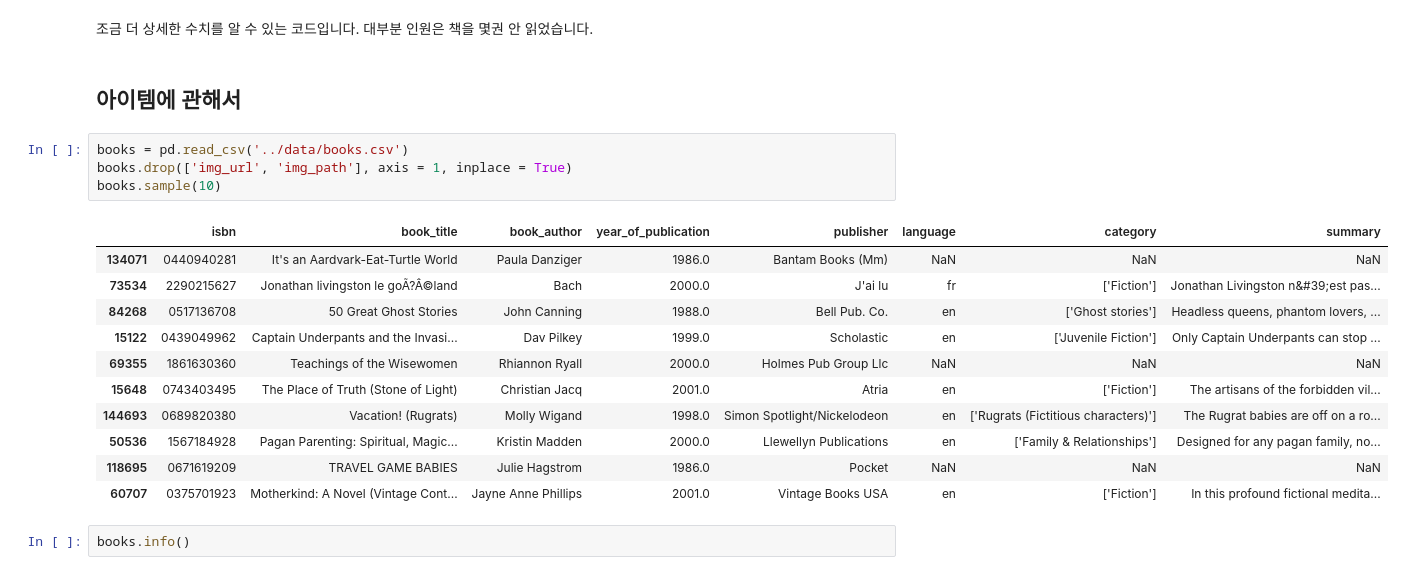
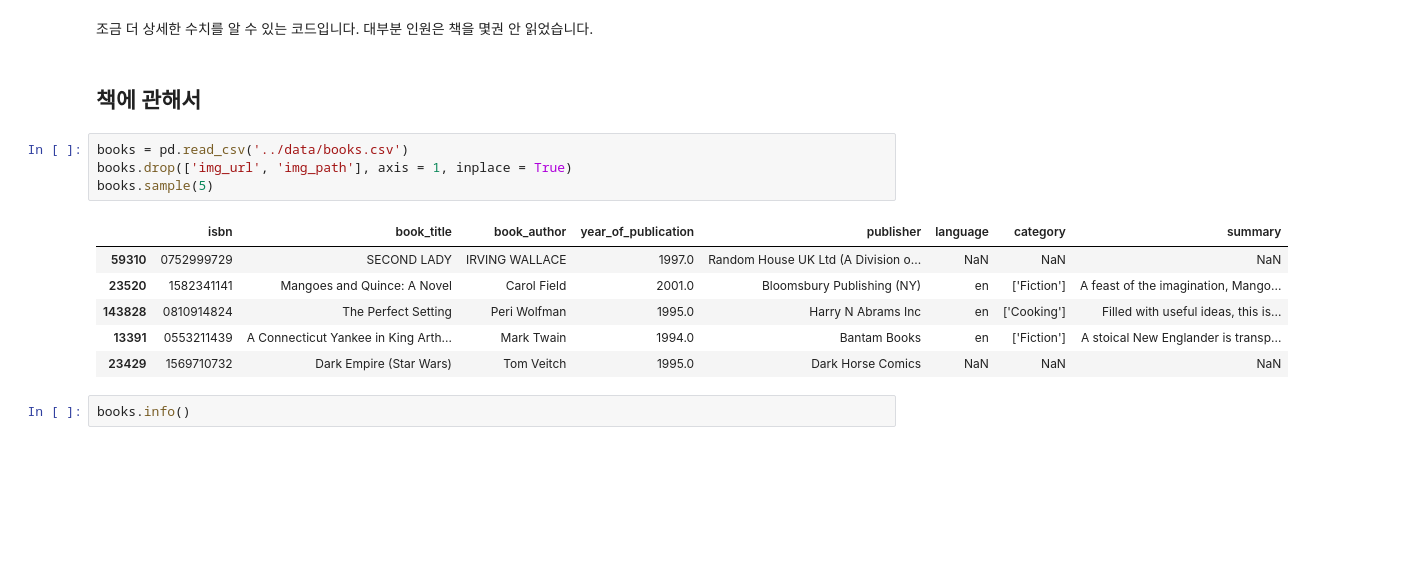
Before and after one commit to boostcampaitech4recsys2/level1_bookratingprediction_recsys-level1-recsys-06, a Jupyter notebook: EDA/KSY.ipynb, the cells around one changed output. Cells and saved outputs as stored; diff of their text form; blank space fills up the shorter version.

```diff
--- a/EDA/KSY.ipynb
+++ b/EDA/KSY.ipynb
@@ -92,23 +97,18 @@ print(f'책을 {n}권 이하로 읽은 사람의 비율은 {_ratio} 입니다.')
 # %% [markdown]
 조금 더 상세한 수치를 알 수 있는 코드입니다. 대부분 인원은 책을 몇권 안 읽었습니다.
 # %% [markdown]
-## 아이템에 관해서
+## 책에 관해서
 # %%
 books = pd.read_csv('../data/books.csv')
 books.drop(['img_url', 'img_path'], axis = 1, inplace = True)
-books.sample(10)
+books.sample(5)
 # %% [output]
 |  | isbn | book_title | book_author | year_of_publication | publisher | language | category | summary |
-| 134071 | 0440940281 | It's an Aardvark-Eat-Turtle World | Paula Danziger | 1986.0 | Bantam Books (Mm) | NaN | NaN | NaN |
-| 73534 | 2290215627 | Jonathan livingston le goÃ?Â©land | Bach | 2000.0 | J'ai lu | fr | ['Fiction'] | Jonathan Livingston n&#39;est pas... |
-| 84268 | 0517136708 | 50 Great Ghost Stories | John Canning | 1988.0 | Bell Pub. Co. | en | ['Ghost stories'] | Headless queens, phantom lovers, ... |
-| 15122 | 0439049962 | Captain Underpants and the Invasi... | Dav Pilkey | 1999.0 | Scholastic | en | ['Juvenile Fiction'] | Only Captain Underpants can stop ... |
-| 69355 | 1861630360 | Teachings of the Wisewomen | Rhiannon Ryall | 2000.0 | Holmes Pub Group Llc | NaN | NaN | NaN |
-| 15648 | 0743403495 | The Place of Truth (Stone of Light) | Christian Jacq | 2001.0 | Atria | en | ['Fiction'] | The artisans of the forbidden vil... |
-| 144693 | 0689820380 | Vacation! (Rugrats) | Molly Wigand | 1998.0 | Simon Spotlight/Nickelodeon | en | ['Rugrats (Fictitious characters)'] | The Rugrat babies are off on a ro... |
-| 50536 | 1567184928 | Pagan Parenting: Spiritual, Magic... | Kristin Madden | 2000.0 | Llewellyn Publications | en | ['Family & Relationships'] | Designed for any pagan family, no... |
-| 118695 | 0671619209 | TRAVEL GAME BABIES | Julie Hagstrom | 1986.0 | Pocket | NaN | NaN | NaN |
-| 60707 | 0375701923 | Motherkind: A Novel (Vintage Cont... | Jayne Anne Phillips | 2001.0 | Vintage Books USA | en | ['Fiction'] | In this profound fictional medita... |
+| 59310 | 0752999729 | SECOND LADY | IRVING WALLACE | 1997.0 | Random House UK Ltd (A Division o... | NaN | NaN | NaN |
+| 23520 | 1582341141 | Mangoes and Quince: A Novel | Carol Field | 2001.0 | Bloomsbury Publishing (NY) | en | ['Fiction'] | A feast of the imagination, Mango... |
+| 143828 | 0810914824 | The Perfect Setting | Peri Wolfman | 1995.0 | Harry N Abrams Inc | en | ['Cooking'] | Filled with useful ideas, this is... |
+| 13391 | 0553211439 | A Connecticut Yankee in King Arth... | Mark Twain | 1994.0 | Bantam Books | en | ['Fiction'] | A stoical New Englander is transp... |
+| 23429 | 1569710732 | Dark Empire (Star Wars) | Tom Veitch | 1995.0 | Dark Horse Comics | NaN | NaN | NaN |
 # %%
 books.info()
 # %% [output]
```
Also changed, not shown: parts of 15 cells of this notebook, 7 other files.
